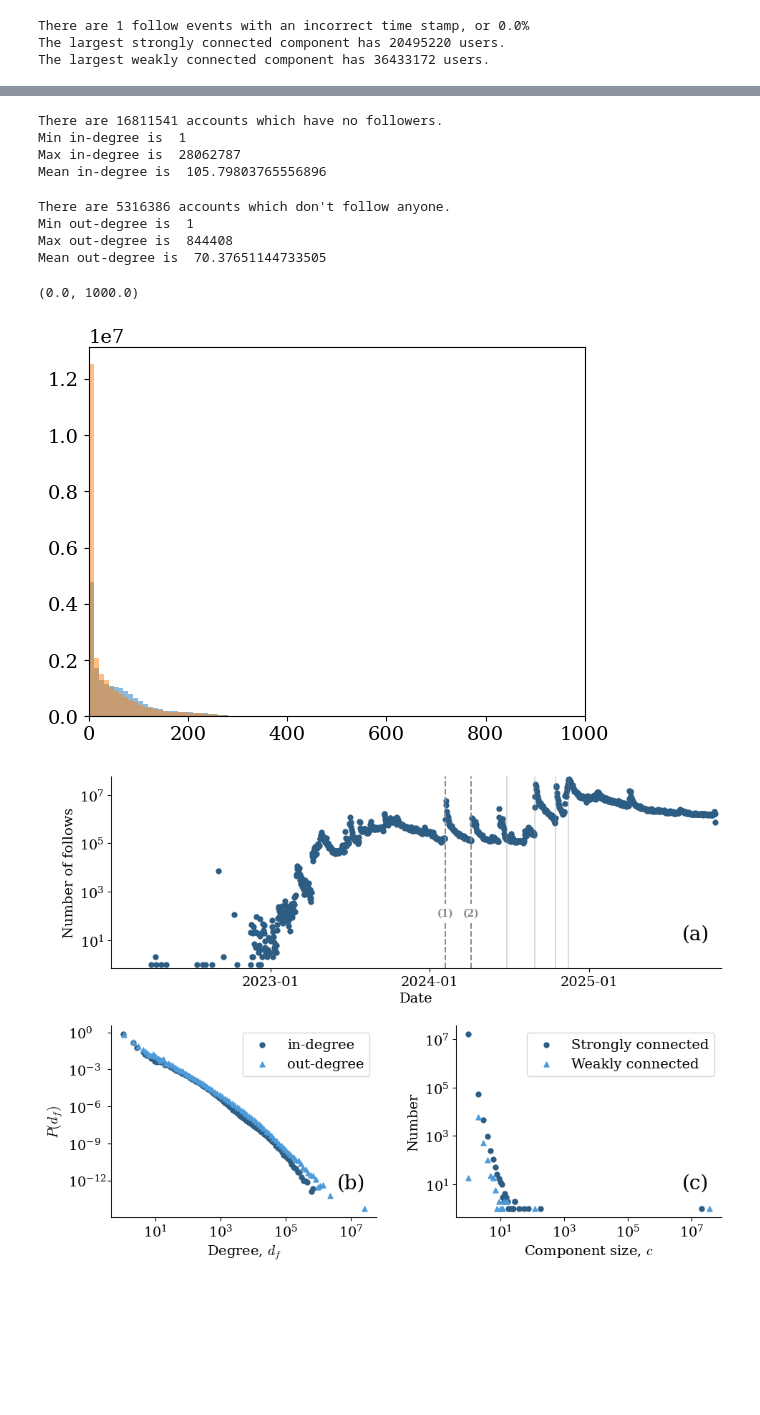
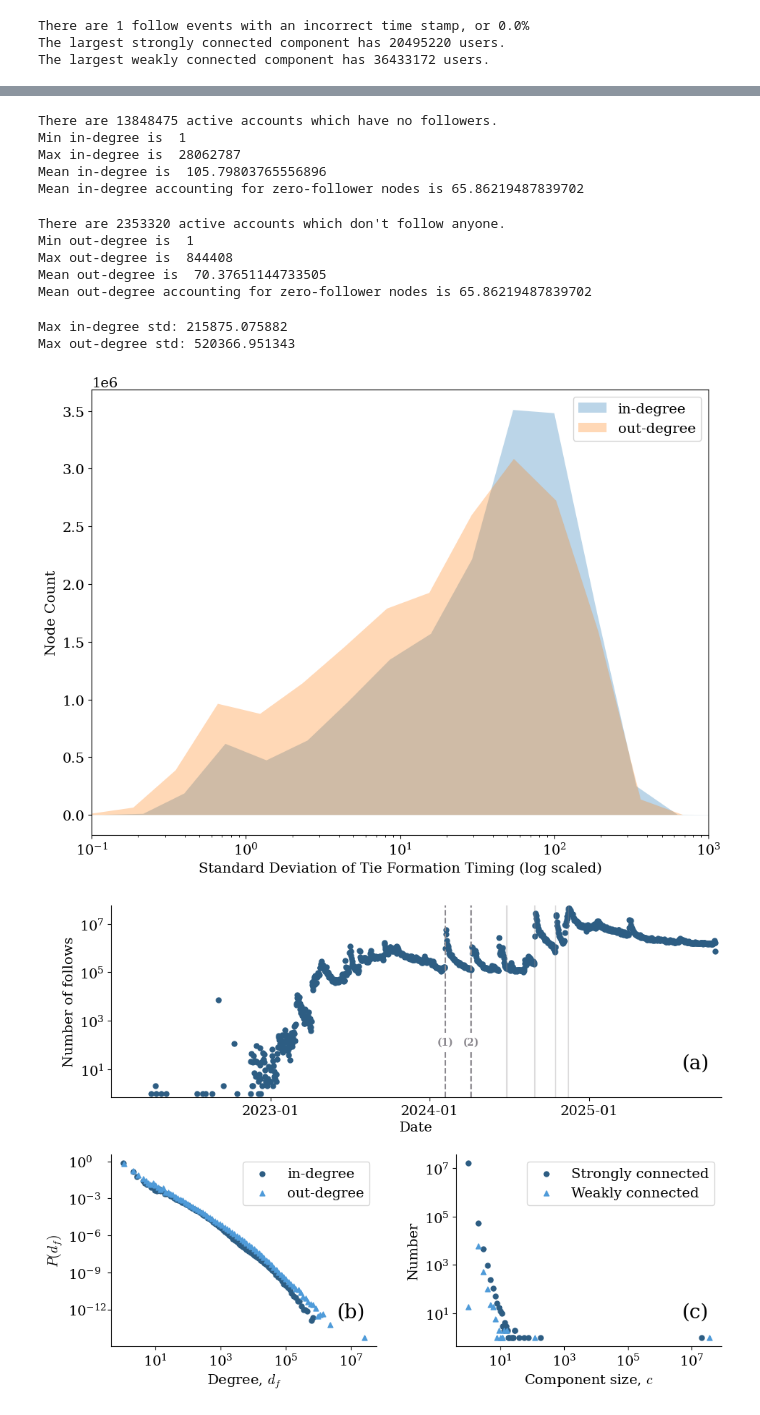
Before and after one commit to nwlandry/a-blue-start, a Jupyter notebook: plot_network_stats.ipynb, the cells around one changed output, grey strips where cells are left out. Drawn from its saved outputs; the diff is of its cells as text; code cells hidden in the pictures; blank space fills up the shorter version.

Commit message:
adding requested figures: node follow timing stds and node creation and activity stats

```diff
--- a/plot_network_stats.ipynb
+++ b/plot_network_stats.ipynb
@@ -41,35 +190,92 @@ The largest weakly connected component has 36433172 users.
 # %%
 in_degree = np.loadtxt("data/follows_in_degree.csv.gz", dtype=int)
-print(f"There are {39650447 - len(in_degree)} accounts which have no followers.")
+print(f"There are {n_active_nodes - len(in_degree)} active accounts which have no followers.")
 print(f"Min in-degree is ", in_degree.min())
 print(f"Max in-degree is ", in_degree.max())
 print(f"Mean in-degree is ", in_degree.mean())
+print(f"Mean in-degree accounting for zero-follower nodes is",
+      np.mean(np.hstack((in_degree, np.zeros(n_active_nodes - len(in_degree))))),
+)
 # %% [output]
-There are 16811541 accounts which have no followers.
+There are 13848475 active accounts which have no followers.
 Min in-degree is  1
 Max in-degree is  28062787
 Mean in-degree is  105.79803765556896
+Mean in-degree accounting for zero-follower nodes is 65.86219487839702
 # %%
 out_degree = np.loadtxt("data/follows_out_degree.csv.gz", dtype=int)
-print(f"There are {39650447 - len(out_degree)} accounts which don't follow anyone.")
+print(f"There are {n_active_nodes - len(out_degree)} active accounts which don't follow anyone.")
 print(f"Min out-degree is ", out_degree.min())
 print(f"Max out-degree is ", out_degree.max())
 print(f"Mean out-degree is ", out_degree.mean())
+print(f"Mean out-degree accounting for zero-follower nodes is",
+      np.mean(np.hstack((out_degree, np.zeros(n_active_nodes - len(out_degree))))),
+)
 # %% [output]
-There are 5316386 accounts which don't follow anyone.
+There are 2353320 active accounts which don't follow anyone.
 Min out-degree is  1
 Max out-degree is  844408
 Mean out-degree is  70.37651144733505
+Mean out-degree accounting for zero-follower nodes is 65.86219487839702
 # %%
 in_degree_std = np.loadtxt("data/in_degree_std.csv.gz", dtype=float)
 out_degree_std = np.loadtxt("data/out_degree_std.csv.gz", dtype=float)
+print(f"Max in-degree std:", np.nanmax(in_degree_std))
+print(f"Max out-degree std:", np.nanmax(out_degree_std))
+# %% [output]
+Max in-degree std: 215875.075882
+Max out-degree std: 520366.951343
 # %%
-plt.hist(in_degree_std, bins=np.linspace(0, 10001, 1000), alpha=0.5)
-plt.hist(out_degree_std, bins=np.linspace(0, 10001, 1000), alpha=0.5)
-plt.xlim([0, 1000])
+# in-degree and out-degree follow timing standard deviation histogram
+fig = plt.figure(figsize=(11, 8))
+gs = GridSpec(1, 1, hspace=0.3)
+ax = fig.add_subplot(gs[0])
+
+# in-degree
+in_degree_std_hist = np.histogram(
+    in_degree_std,
+    bins=np.logspace(
+        np.log10(min(in_degree_std) + 1e-8),
+        np.log10(max(in_degree_std)), num=51
+    ),
+)
+in_deg_bin_middles = [
+    np.sqrt(in_degree_std_hist[1][ix] * in_degree_std_hist[1][ix + 1]) # for even spacing in log space
+    for ix in range(len(in_degree_std_hist[1]) - 1)
+]
+ax.fill_between(
+    in_deg_bin_middles,
+    np.zeros(len(in_deg_bin_middles)),
+    in_degree_std_hist[0],
+    alpha=0.3,
+    label="in-degree",
+)
+
+# out-degree
+out_degree_std_hist = np.histogram(
+    out_degree_std,
+    bins=np.logspace(np.log10(min(out_degree_std) + 1e-8), np.log10(max(out_degree_std)), num=51),
+)
+out_deg_bin_middles = [
+    np.sqrt((out_degree_std_hist[1][ix] * out_degree_std_hist[1][ix + 1])) # for even spacing in log space
+    for ix in range(len(out_degree_std_hist[1]) - 1)
+]
+ax.fill_between(
+    out_deg_bin_middles,
+    np.zeros(len(out_deg_bin_middles)),
+    out_degree_std_hist[0],
+    alpha=0.3,
+    label="out-degree",
+)
+
+ax.set_xscale("log")
+ax.set_xlim(1e-1, 1e3)
+ax.set_ylabel("Node Count")
+ax.set_xlabel("Standard Deviation of Tie Formation Timing (log scaled)")
+ax.legend()
+plt.savefig("figures/in_and_out_degree_follow_timing_stds.pdf", dpi=1000)
 # %% [output]
-(0.0, 1000.0)
-[figure, old version]
+[figure, new version]
 # %%
 # plot SCC size distribution
 fig = plt.figure(figsize=(11, 8))
```
Also changed, not shown: parts of 3 cells of this notebook, 3 other files.
